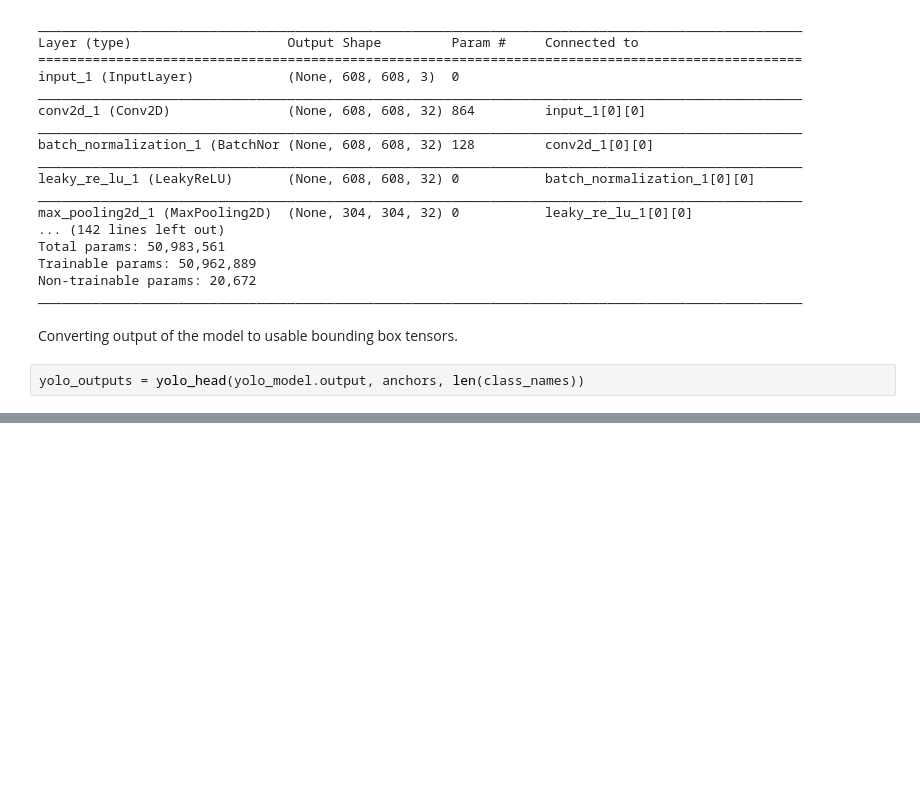
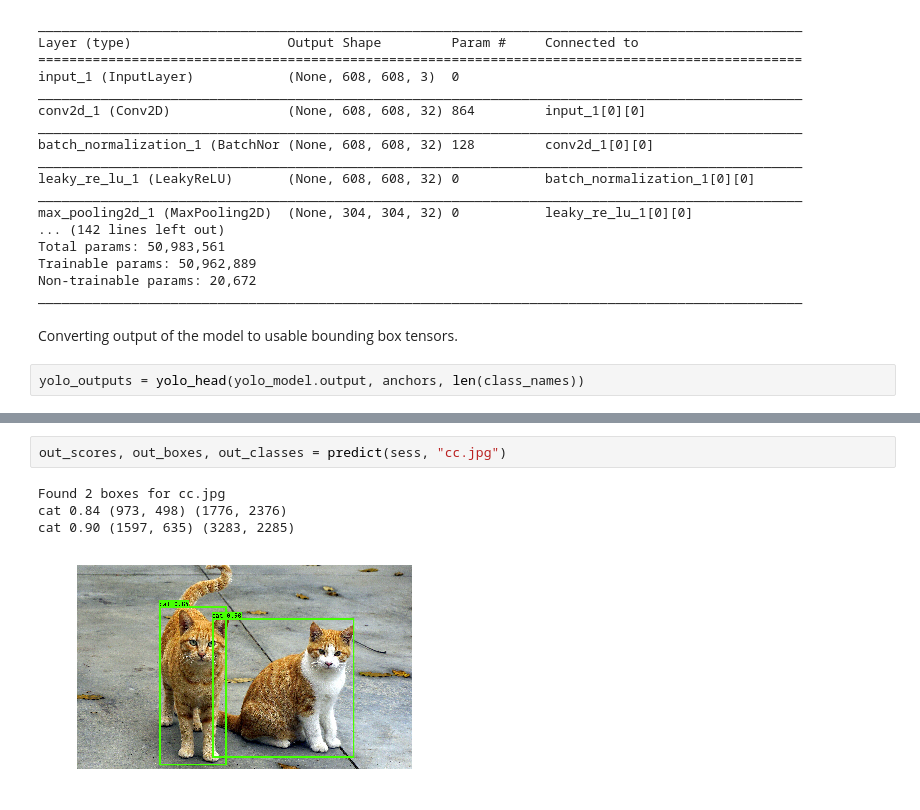
Before and after one commit to manankshastri/Object-Detection, a Jupyter notebook: ObjectDetection-YoloV2.ipynb, the cells around one changed output, grey strips where cells are left out. Saved outputs shown, nothing was run; the diff lists cells and outputs as text; blank space fills up the shorter version.

```diff
--- a/ObjectDetection-YoloV2.ipynb
+++ b/ObjectDetection-YoloV2.ipynb
@@ -237,0 +244,7 @@ bicycle 0.84 (135, 140) (768, 576)
+# %%
+out_scores, out_boxes, out_classes = predict(sess, "cc.jpg")
+# %% [output]
+Found 2 boxes for cc.jpg
+cat 0.84 (973, 498) (1776, 2376)
+cat 0.90 (1597, 635) (3283, 2285)
+[figure, added]
```
Also changed, not shown: parts of 14 cells of this notebook, 16 other files.
